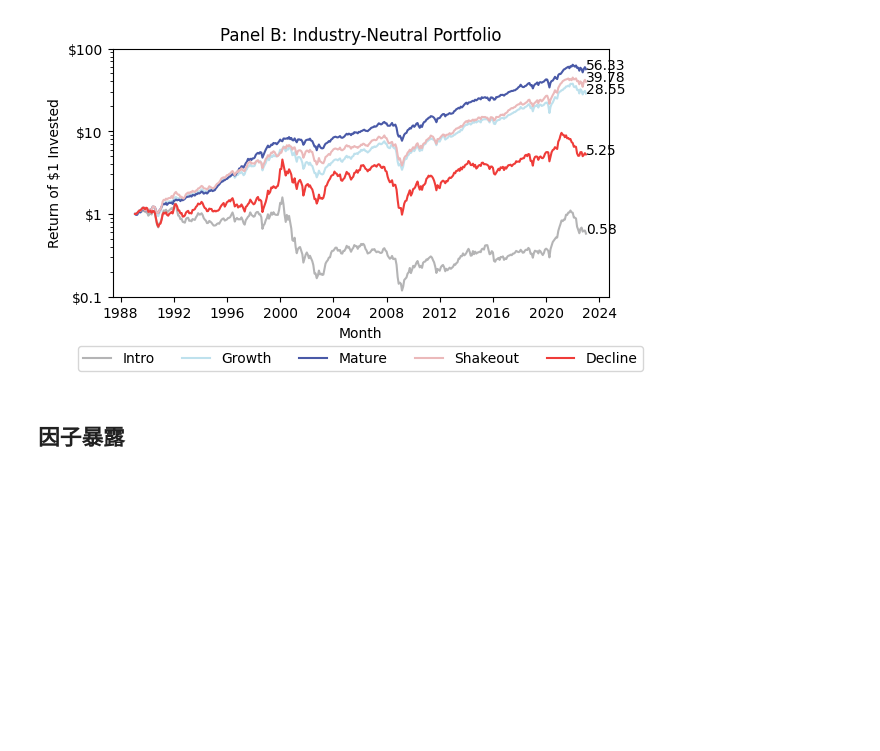
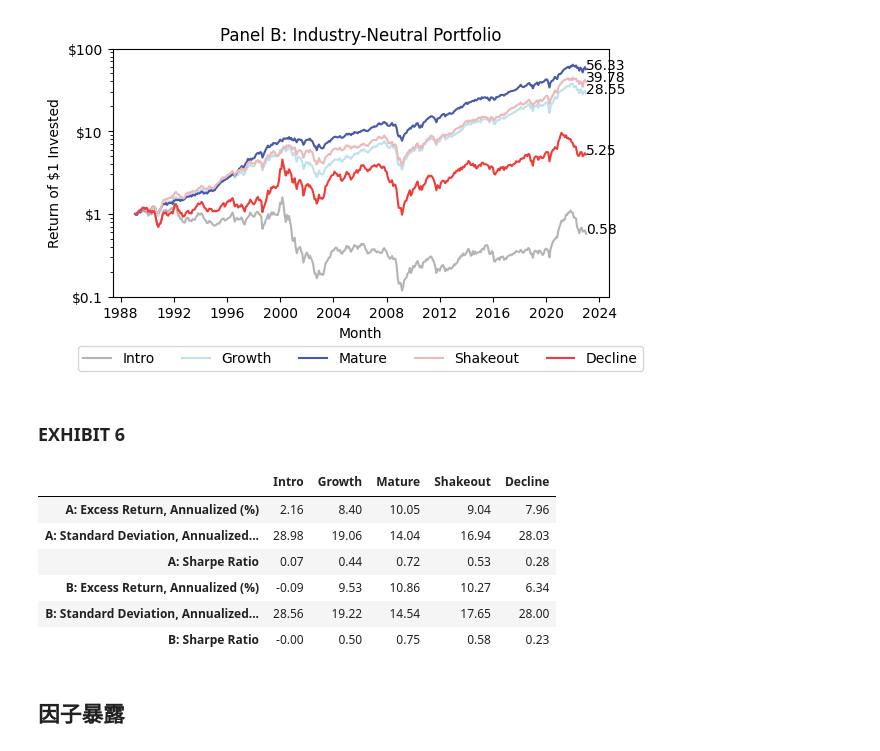
Before and after one commit to Light-ning/firm-life-cycle, a Jupyter notebook: analysis/investment-performance.ipynb, the cells around one changed output. Saved outputs shown, nothing was run; the diff lists cells and outputs as text; code cells hidden in the pictures; blank space fills up the shorter version.

Commit message:
复现 Exhibit6
计算了两种投资组合的每月超额收益率，并复现 Exhibit6

```diff
--- a/analysis/investment-performance.ipynb
+++ b/analysis/investment-performance.ipynb
@@ -25,9 +42,6 @@ df_ret['adj-prc'] = df_ret['adj-prc'].fillna(0.)
 
 _Warning: 计算下个月手里的钱：用本月某股票手里的股数 * 本月股价 * (1 + 下月月收益率)，再进行求和_
 # %%
-time_series = df_ret['date'].unique()
-time_series = np.sort(time_series)
-
 idx_stg = ['Intro', 'Growth', 'Mature', 'Shakeout', 'Decline']
 
 def share_amount(group):
@@ -72,7 +86,6 @@ def value_date(df_ret, by):
 
         if i < df_value.shape[0] - 1:
             df_value.loc[i + 1, 'Intro': 'Decline'] = df_date.groupby('stg')['value'].sum()
-        print(i, end=' ')
 
     return df_value
 # %% [markdown]
@@ -186,5 +197,50 @@ df_industry
 value_date_plot(df_industry, title='Panel B: Industry-Neutral Portfolio', file_name='../exhibits/Exhibit5-PanelB.png')
 # %% [output]
 [figure]
+# %% [markdown]
+### EXHIBIT 6
+# %%
+def excess_ret(value):
+    v = value.copy()
+    log_v = v.astype(float).apply(np.log)
+    log_diff = log_v.diff()
+    div = log_diff.apply(np.exp)
+    return div - 1
+
+df_exc_value = pd.DataFrame(columns=['date'] + idx_stg)
+df_exc_value['date'] = time_series
+df_exc_value.loc[:, idx_stg] = excess_ret(df_value.loc[:, idx_stg])
+df_exc_value.loc[:, idx_stg] = df_exc_value.loc[:, idx_stg].sub(df_factor['RF'] / 100., axis=0)
+
+df_exc_industry = pd.DataFrame(columns=['date'] + idx_stg)
+df_exc_industry['date'] = time_series
+df_exc_industry.loc[:, idx_stg] = excess_ret(df_industry.loc[:, idx_stg])
+df_exc_industry.loc[:, idx_stg] = df_exc_industry.loc[:, idx_stg].sub(df_factor['RF'] / 100., axis=0)
+
+df_sp = pd.DataFrame(columns=idx_stg)
+df_sp.loc['erA'] = df_exc_value[idx_stg].mean()
+df_sp.loc['sdA'] = df_exc_value[idx_stg].std()
+df_sp.loc['erB'] = df_exc_industry[idx_stg].mean()
+df_sp.loc['sdB'] = df_exc_industry[idx_stg].std()
+df_sp.loc[['erA', 'erB']] = ((1 + df_sp.loc[['erA', 'erB']]) ** 12 - 1) * 100.
+df_sp.loc[['sdA', 'sdB']] *= 100 * np.sqrt(12)
+df_sp.loc['spA'] = df_sp.loc['erA'] / df_sp.loc['sdA']
+df_sp.loc['spB'] = df_sp.loc['erB'] / df_sp.loc['sdB']
+df_sp = df_sp.loc[['erA', 'sdA', 'spA', 'erB', 'sdB', 'spB']]
+df_sp = df_sp.rename({'erA': 'A: Excess Return, Annualized (%)', 'erB': 'B: Excess Return, Annualized (%)',
+                      'sdA': 'A: Standard Deviation, Annualized (%)', 'sdB': 'B: Standard Deviation, Annualized (%)',
+                      'spA': 'A: Sharpe Ratio', 'spB': 'B: Sharpe Ratio'})
+
+df_sp.to_csv('../exhibits/Exhibit6.csv')
+pd.options.display.float_format = '{:.2f}'.format
+df_sp
+# %% [output]
+|  | Intro | Growth | Mature | Shakeout | Decline |
+| A: Excess Return, Annualized (%) | 2.16 | 8.40 | 10.05 | 9.04 | 7.96 |
+| A: Standard Deviation, Annualized... | 28.98 | 19.06 | 14.04 | 16.94 | 28.03 |
+| A: Sharpe Ratio | 0.07 | 0.44 | 0.72 | 0.53 | 0.28 |
+| B: Excess Return, Annualized (%) | -0.09 | 9.53 | 10.86 | 10.27 | 6.34 |
+| B: Standard Deviation, Annualized... | 28.56 | 19.22 | 14.54 | 17.65 | 28.00 |
+| B: Sharpe Ratio | -0.00 | 0.50 | 0.75 | 0.58 | 0.23 |
 # %% [markdown]
 ## 因子暴露
```
Also changed, not shown: parts of 3 cells of this notebook, 1 other file.
